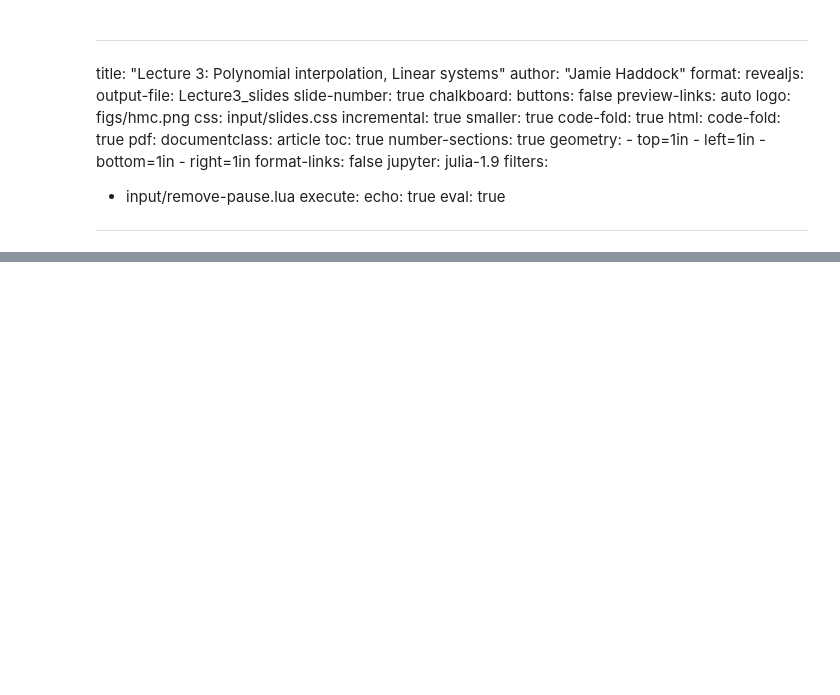
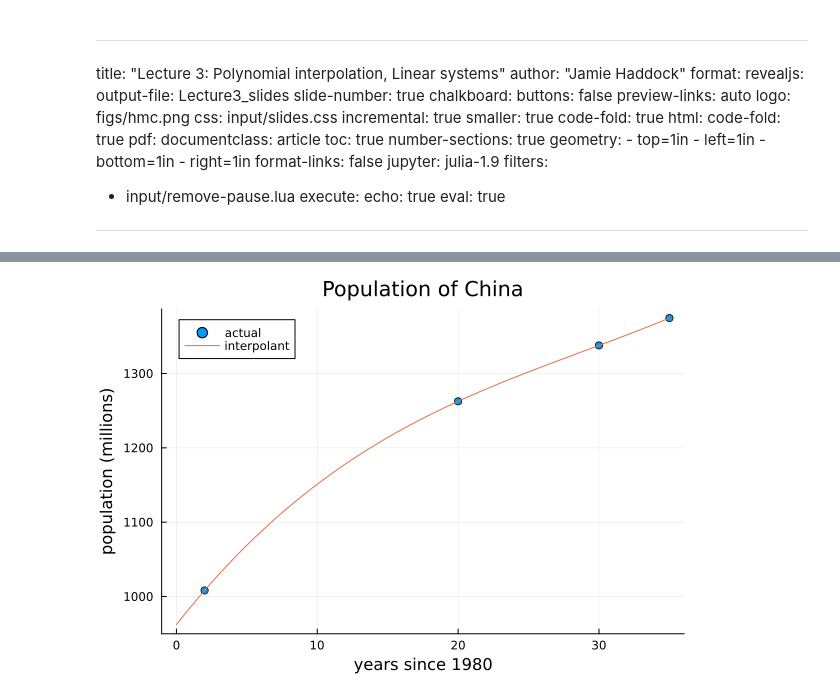
Before and after one commit to jamiehadd/164-ScientificComputing, a Jupyter notebook: Lecture3/Lecture3.ipynb, the cells around one changed output, grey strips where cells are left out. Drawn from its saved outputs; the diff is of its cells as text; code cells hidden in the pictures; blank space fills up the shorter version.

```diff
--- a/Lecture3/Lecture3.ipynb
+++ b/Lecture3/Lecture3.ipynb
@@ -75,0 +92,2 @@ Given distinct values $t_1, \cdots, t_n$, a **Vandermonde matrix** for these val
+# %%
+V = [t[i]^j for i=1:4, j=0:3]
@@ -75,0 +104,2 @@ Given distinct values $t_1, \cdots, t_n$, a **Vandermonde matrix** for these val
+# %%
+c = V \ y
@@ -75,0 +155,4 @@ Given distinct values $t_1, \cdots, t_n$, a **Vandermonde matrix** for these val
+# %%
+tt = range(0,35,length=500) #500 times in the interval [0,35]
+yy = p.(tt)                 #evaluate the polynomial at all vector elements
+foreach(println,yy[1:4])
@@ -75,0 +168,4 @@ Given distinct values $t_1, \cdots, t_n$, a **Vandermonde matrix** for these val
+# %%
+plot!(tt,yy,label="interpolant")
+# %% [output]
+[figure, added]
```
Also changed, not shown: parts of 19 cells of this notebook, 5 other files.
